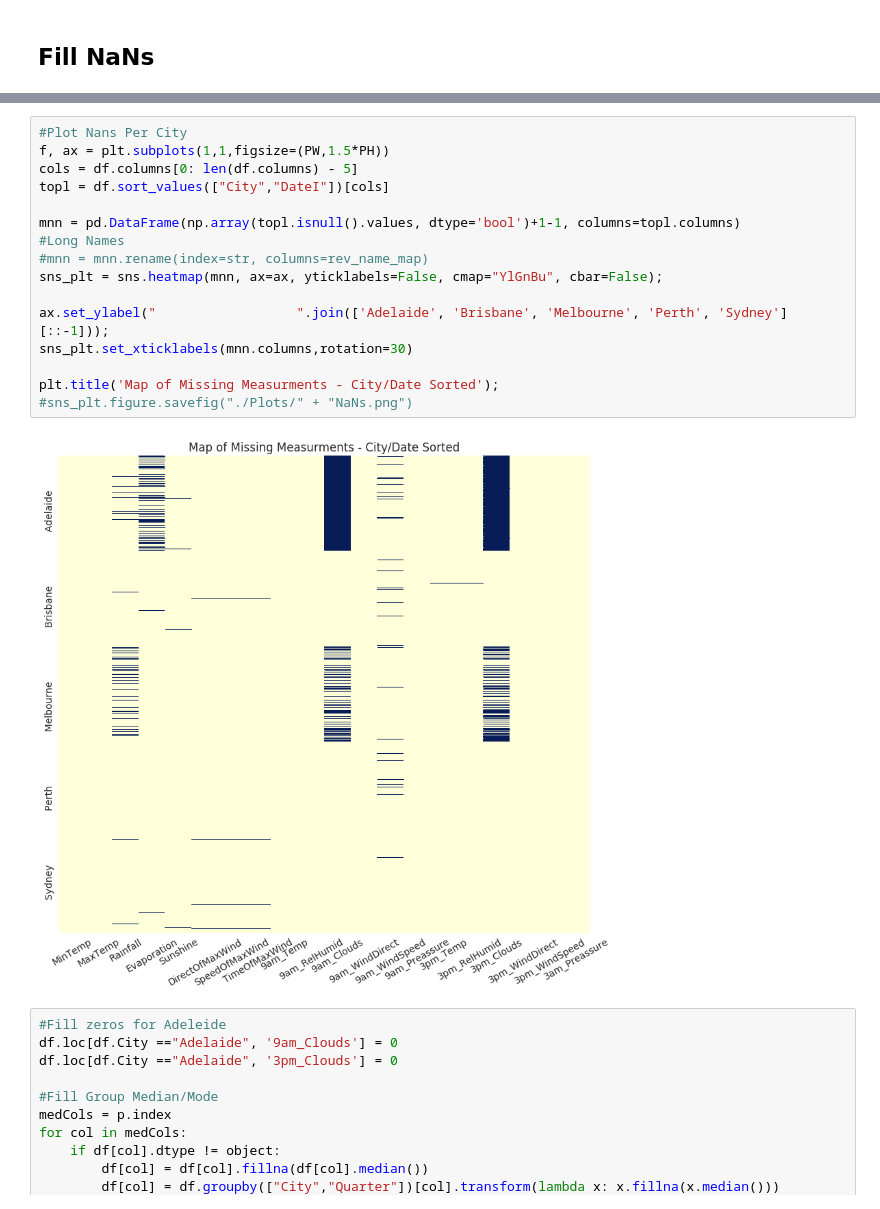
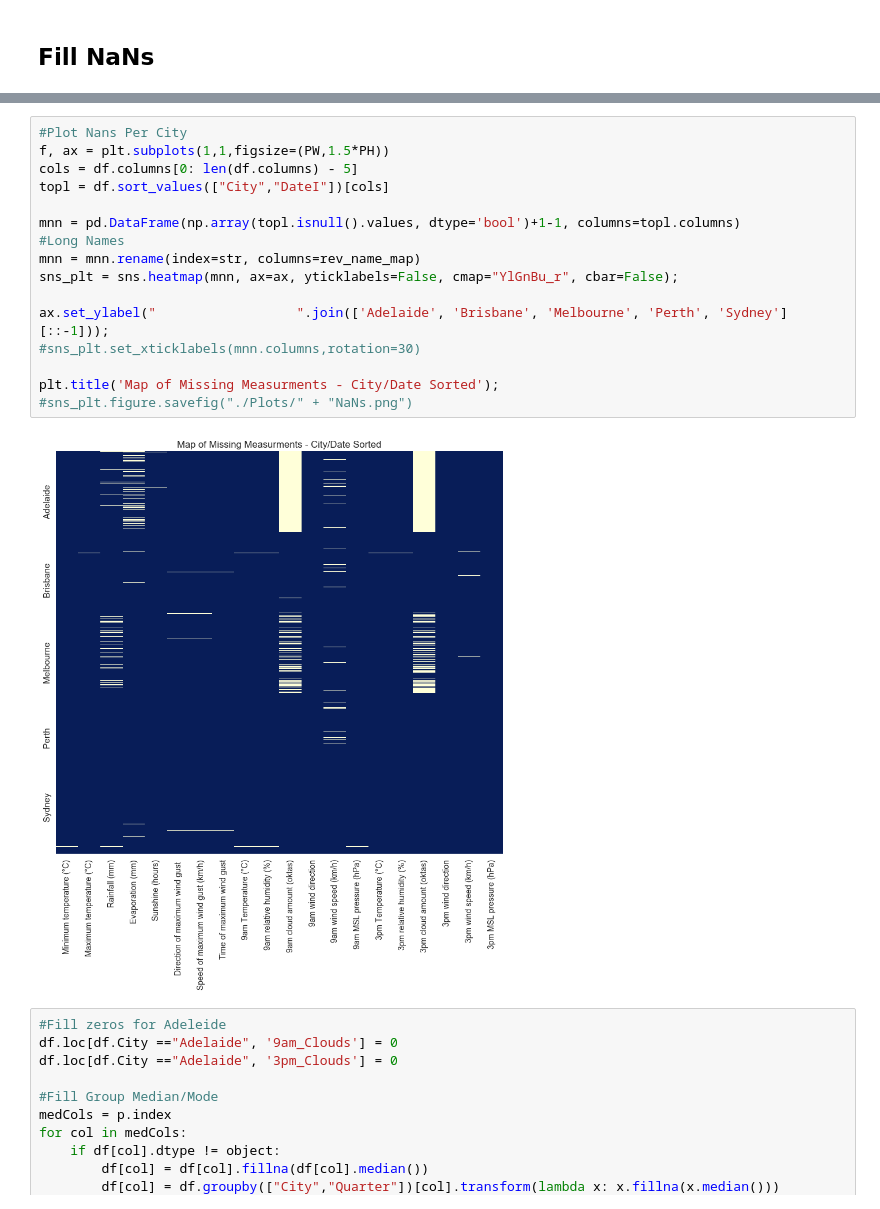
Before and after one commit to BrunnoRicci/bom-austraila, a Jupyter notebook: BOM_Australia.ipynb, the cells around one changed output, grey strips where cells are left out. Cells and saved outputs as stored; diff of their text form.

```diff
--- a/BOM_Australia.ipynb
+++ b/BOM_Australia.ipynb
@@ -142,21 +142,21 @@ sns.heatmap(mnn, ax=ax, yticklabels=False, cmap="YlGnBu");
 # %%
 #Plot Nans Per City
 f, ax = plt.subplots(1,1,figsize=(PW,1.5*PH))
 cols = df.columns[0: len(df.columns) - 5]
 topl = df.sort_values(["City","DateI"])[cols]
 
 mnn = pd.DataFrame(np.array(topl.isnull().values, dtype='bool')+1-1, columns=topl.columns)
 #Long Names
-#mnn = mnn.rename(index=str, columns=rev_name_map)
-sns_plt = sns.heatmap(mnn, ax=ax, yticklabels=False, cmap="YlGnBu", cbar=False);
+mnn = mnn.rename(index=str, columns=rev_name_map)
+sns_plt = sns.heatmap(mnn, ax=ax, yticklabels=False, cmap="YlGnBu_r", cbar=False);
 
 ax.set_ylabel("                  ".join(['Adelaide', 'Brisbane', 'Melbourne', 'Perth', 'Sydney'][::-1]));
-sns_plt.set_xticklabels(mnn.columns,rotation=30)
+#sns_plt.set_xticklabels(mnn.columns,rotation=30)
 
 plt.title('Map of Missing Measurments - City/Date Sorted');
 #sns_plt.figure.savefig("./Plots/" + "NaNs.png")
 # %% [output]
-[figure, old version]
+[figure, new version]
 # %%
 #Fill zeros for Adeleide
 df.loc[df.City =="Adelaide", '9am_Clouds'] = 0
```
Also changed, not shown: parts of 14 cells of this notebook.
